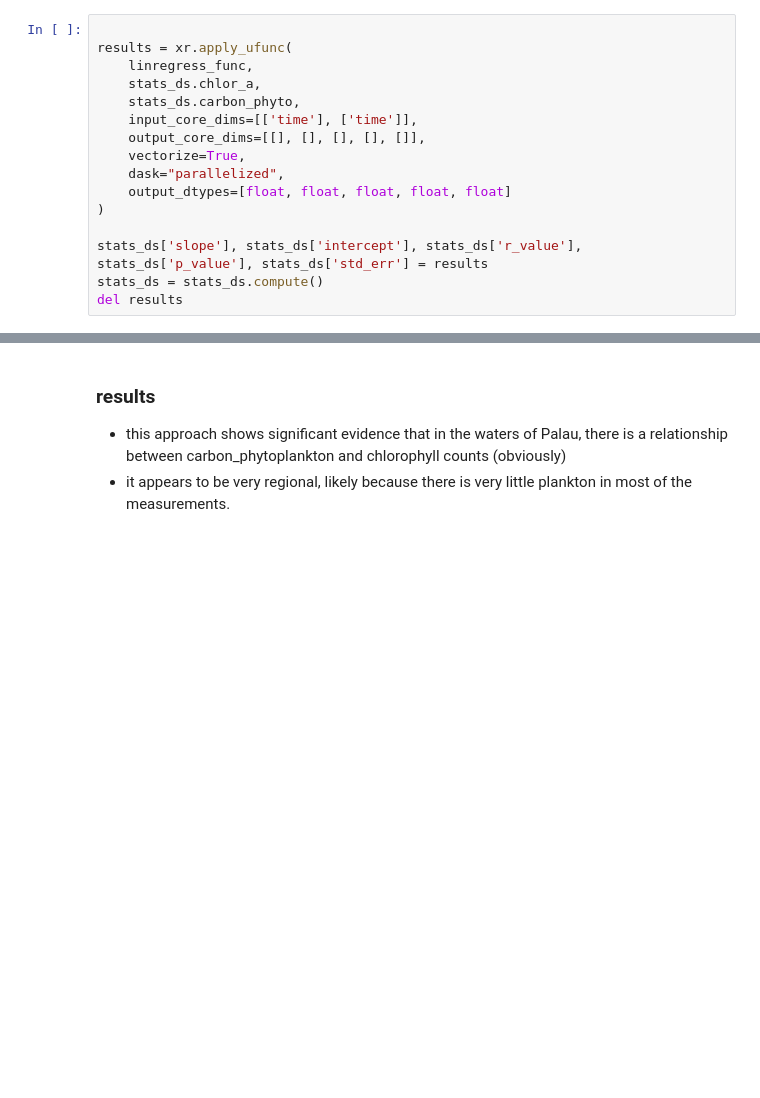
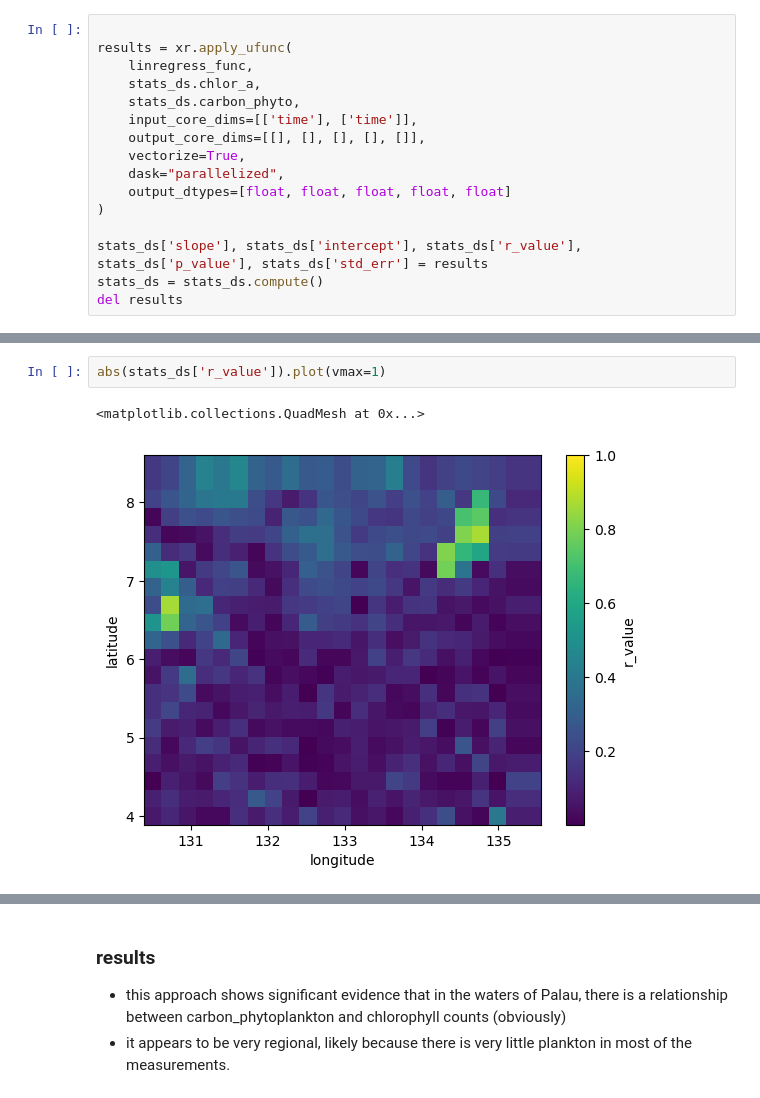
Before and after one commit to boppe003/scripps_demo, a Jupyter notebook: palau.ipynb, the cells around one changed output, grey strips where cells are left out. Cells and saved outputs as stored; diff of their text form; blank space fills up the shorter version.

```diff
--- a/palau.ipynb
+++ b/palau.ipynb
@@ -243,3 +391,8 @@ fig.tight_layout()
+# %%
+abs(stats_ds['r_value']).plot(vmax=1)
+# %% [output]
+<matplotlib.collections.QuadMesh at 0x...>
+[figure, added]
 # %%
 cells_of_interest = []
 cells_of_interest.append(stats_ds.isel(latitude=17, longitude=19)) #high val
```
Also changed, not shown: parts of 17 cells of this notebook, 7 other files.
